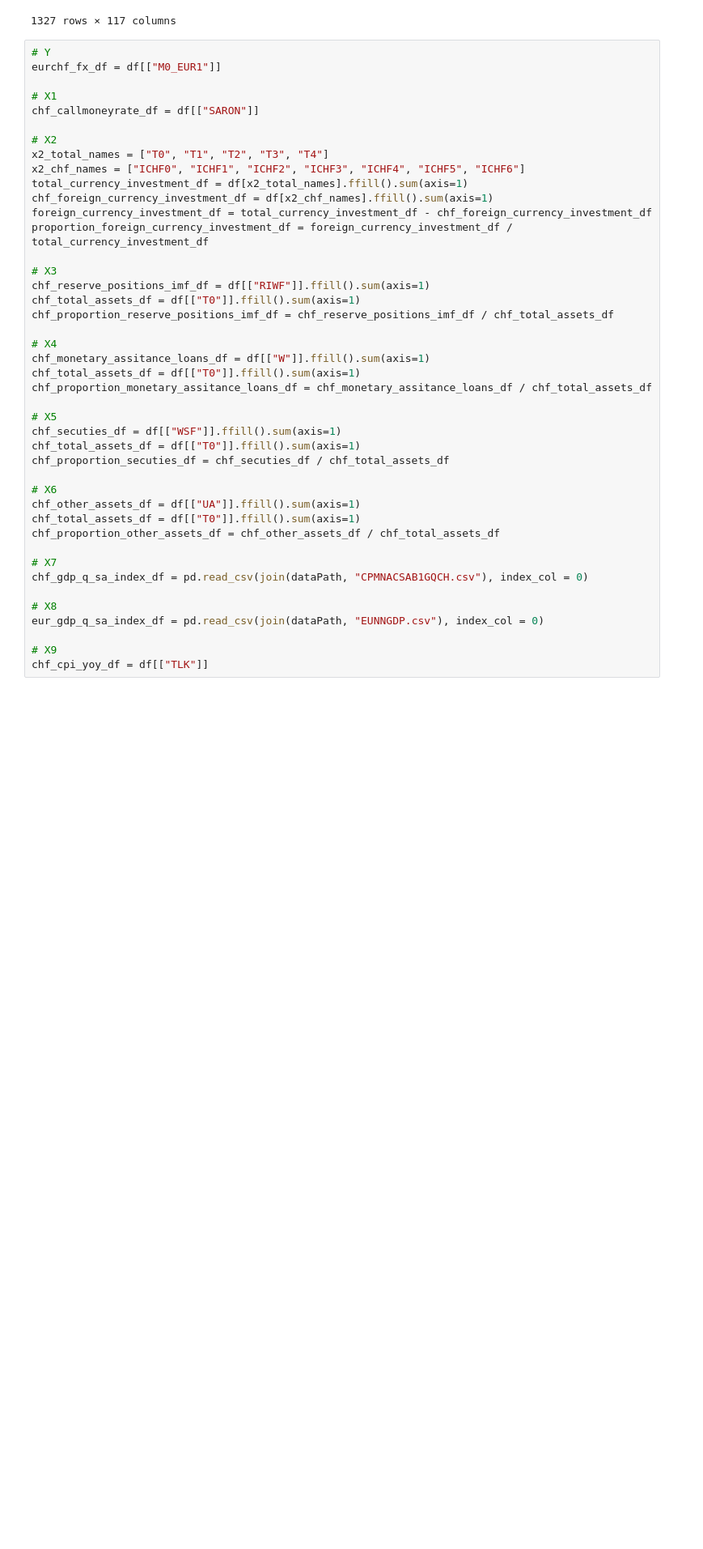
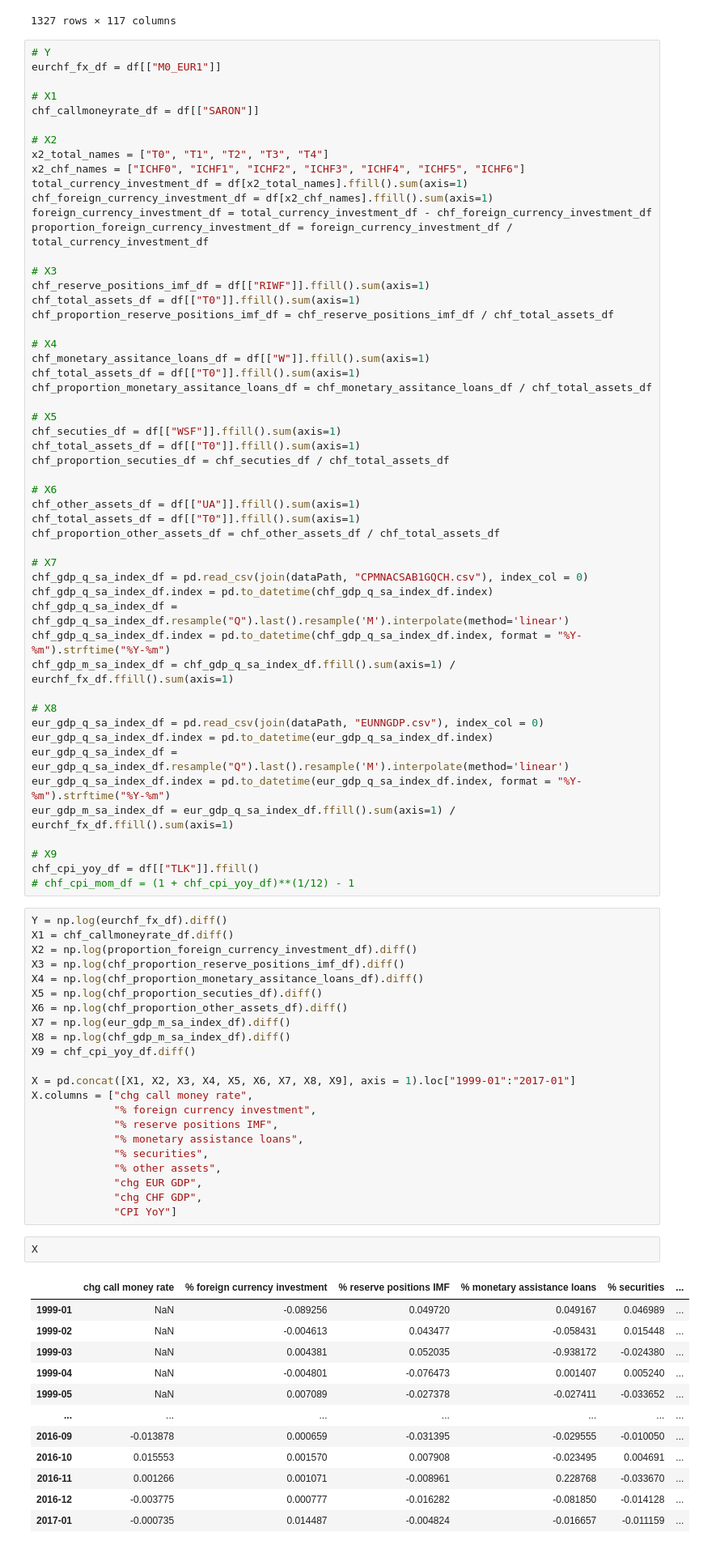
Before and after one commit to dcuoliveira/cml-fin, a Jupyter notebook: src/new_studies/chf_data_parser.ipynb, the cells around one changed output. Shown at 81% size. Cells and saved outputs as stored; diff of their text form; blank space fills up the shorter version.

```diff
--- a/src/new_studies/chf_data_parser.ipynb
+++ b/src/new_studies/chf_data_parser.ipynb
@@ -83,9 +83,55 @@ chf_proportion_other_assets_df = chf_other_assets_df / chf_total_assets_df
 
 # X7
 chf_gdp_q_sa_index_df = pd.read_csv(join(dataPath, "CPMNACSAB1GQCH.csv"), index_col = 0)
+chf_gdp_q_sa_index_df.index = pd.to_datetime(chf_gdp_q_sa_index_df.index)
+chf_gdp_q_sa_index_df = chf_gdp_q_sa_index_df.resample("Q").last().resample('M').interpolate(method='linear')
+chf_gdp_q_sa_index_df.index = pd.to_datetime(chf_gdp_q_sa_index_df.index, format = "%Y-%m").strftime("%Y-%m")
+chf_gdp_m_sa_index_df = chf_gdp_q_sa_index_df.ffill().sum(axis=1) / eurchf_fx_df.ffill().sum(axis=1)
 
 # X8
 eur_gdp_q_sa_index_df = pd.read_csv(join(dataPath, "EUNNGDP.csv"), index_col = 0)
+eur_gdp_q_sa_index_df.index = pd.to_datetime(eur_gdp_q_sa_index_df.index)
+eur_gdp_q_sa_index_df = eur_gdp_q_sa_index_df.resample("Q").last().resample('M').interpolate(method='linear')
+eur_gdp_q_sa_index_df.index = pd.to_datetime(eur_gdp_q_sa_index_df.index, format = "%Y-%m").strftime("%Y-%m")
+eur_gdp_m_sa_index_df = eur_gdp_q_sa_index_df.ffill().sum(axis=1) / eurchf_fx_df.ffill().sum(axis=1)
 
 # X9
-chf_cpi_yoy_df = df[["TLK"]]
+chf_cpi_yoy_df = df[["TLK"]].ffill()
+# chf_cpi_mom_df = (1 + chf_cpi_yoy_df)**(1/12) - 1
+# %%
+Y = np.log(eurchf_fx_df).diff()
+X1 = chf_callmoneyrate_df.diff()
+X2 = np.log(proportion_foreign_currency_investment_df).diff()
+X3 = np.log(chf_proportion_reserve_positions_imf_df).diff()
+X4 = np.log(chf_proportion_monetary_assitance_loans_df).diff()
+X5 = np.log(chf_proportion_secuties_df).diff()
+X6 = np.log(chf_proportion_other_assets_df).diff()
+X7 = np.log(eur_gdp_m_sa_index_df).diff()
+X8 = np.log(chf_gdp_m_sa_index_df).diff()
+X9 = chf_cpi_yoy_df.diff()
+
+X = pd.concat([X1, X2, X3, X4, X5, X6, X7, X8, X9], axis = 1).loc["1999-01":"2017-01"]
+X.columns = ["chg call money rate",
+             "% foreign currency investment",
+             "% reserve positions IMF",
+             "% monetary assistance loans",
+             "% securities",
+             "% other assets",
+             "chg EUR GDP",
+             "chg CHF GDP",
+             "CPI YoY"]
+# %%
+X
+# %% [output]
+|  | chg call money rate | % foreign currency investment | % reserve positions IMF | % monetary assistance loans | % securities | ... |
+| 1999-01 | NaN | -0.089256 | 0.049720 | 0.049167 | 0.046989 | ... |
+| 1999-02 | NaN | -0.004613 | 0.043477 | -0.058431 | 0.015448 | ... |
+| 1999-03 | NaN | 0.004381 | 0.052035 | -0.938172 | -0.024380 | ... |
+| 1999-04 | NaN | -0.004801 | -0.076473 | 0.001407 | 0.005240 | ... |
+| 1999-05 | NaN | 0.007089 | -0.027378 | -0.027411 | -0.033652 | ... |
+| ... | ... | ... | ... | ... | ... | ... |
+| 2016-09 | -0.013878 | 0.000659 | -0.031395 | -0.029555 | -0.010050 | ... |
+| 2016-10 | 0.015553 | 0.001570 | 0.007908 | -0.023495 | 0.004691 | ... |
+| 2016-11 | 0.001266 | 0.001071 | -0.008961 | 0.228768 | -0.033670 | ... |
+| 2016-12 | -0.003775 | 0.000777 | -0.016282 | -0.081850 | -0.014128 | ... |
+| 2017-01 | -0.000735 | 0.014487 | -0.004824 | -0.016657 | -0.011159 | ... |
```
Also changed, not shown: parts of 6 cells of this notebook.
